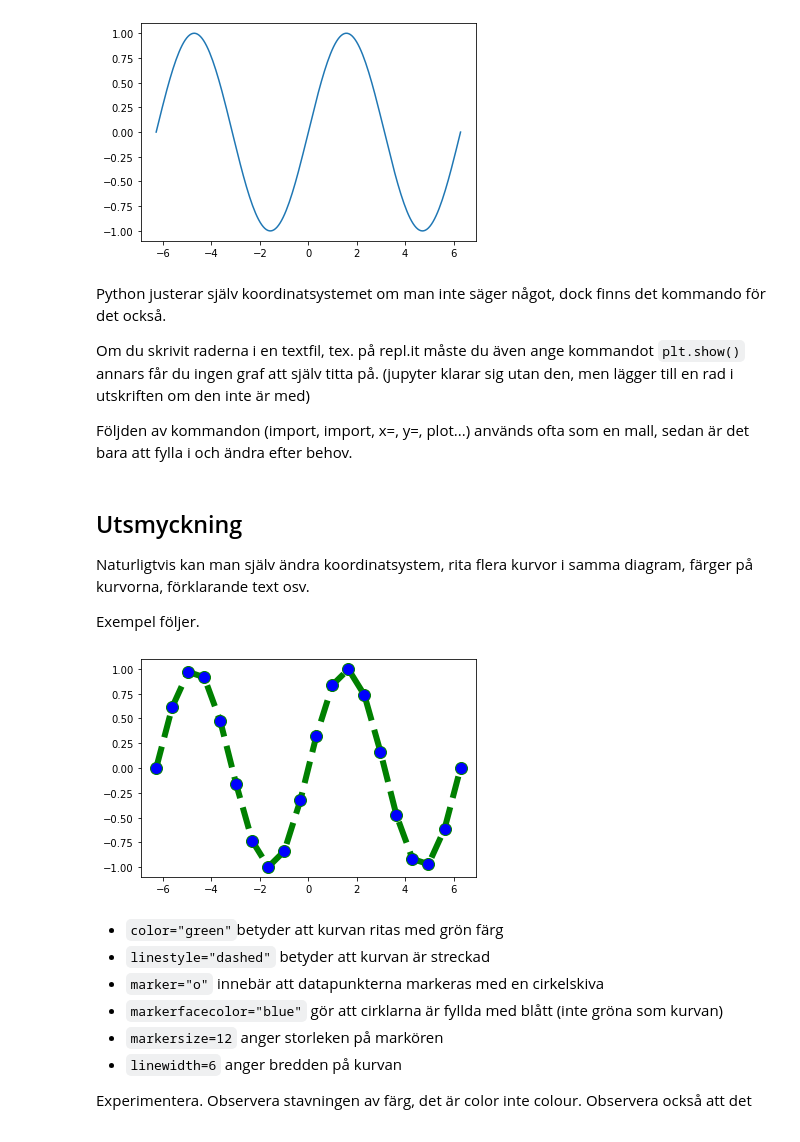
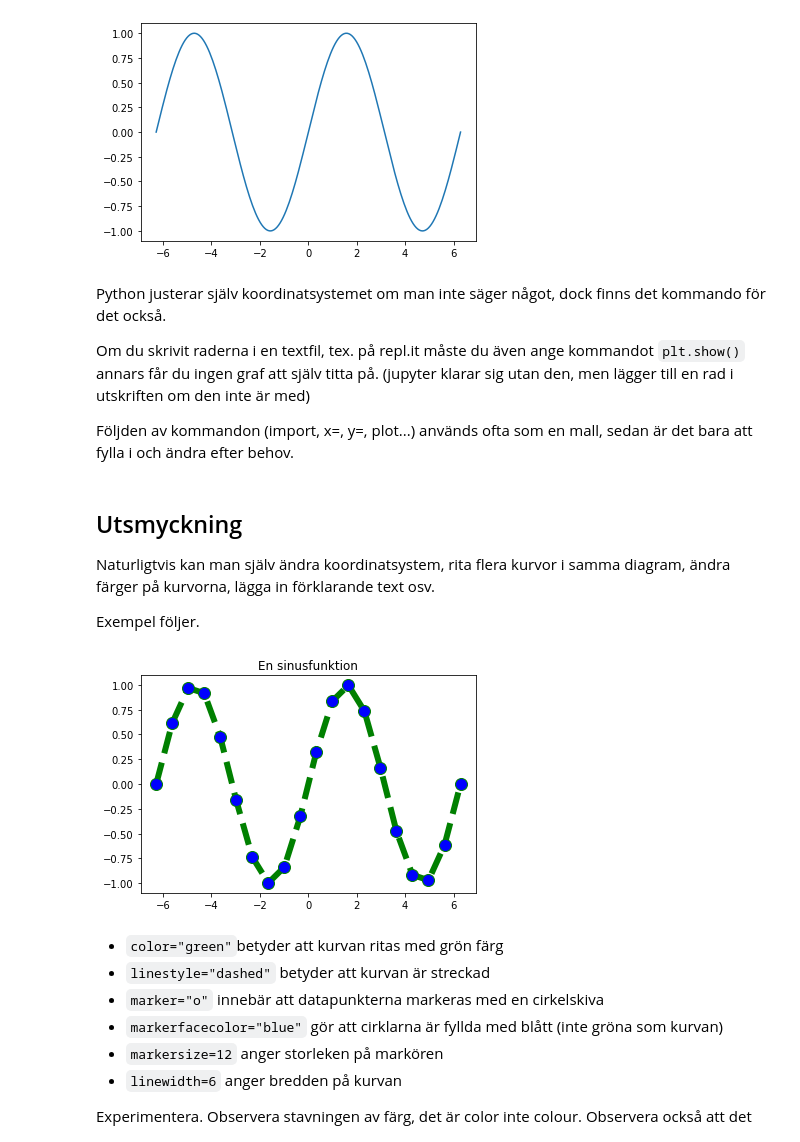
Before and after one commit to cognitrap/progr, a Jupyter notebook: plot2.ipynb, the cells around one changed output. Cells and saved outputs as stored; diff of their text form; code cells hidden in the pictures.

```diff
--- a/plot2.ipynb
+++ b/plot2.ipynb
@@ -63,29 +76,34 @@ Python justerar själv koordinatsystemet om man inte säger något, dock finns d
 
 Om du skrivit raderna i en textfil, tex. på repl.it måste du även ange kommandot `plt.show()` annars får du ingen graf att själv titta på. (jupyter klarar sig utan den, men lägger till en rad i utskriften om den inte är med)
 
-Följden av kommandon (import, import, x=, y=, plot...) används ofta som en mall, sedan är det bara att fylla i och ändra efter behov.
+Följden av kommandon (import, x=, y=, plot...) används ofta som en mall, sedan är det bara att fylla i och ändra efter behov.
 # %% [markdown]
 ## Utsmyckning
 
-Naturligtvis kan man själv ändra koordinatsystem, rita flera kurvor i samma diagram, färger på kurvorna, förklarande text osv.
+Naturligtvis kan man själv ändra koordinatsystem, rita flera kurvor i samma diagram, ändra färger på kurvorna, lägga in förklarande text osv.
 
 Exempel följer.
 # %%
 import matplotlib.pyplot as plt
 import numpy as np
 
-
+#Värdetabell
 x=np.linspace(-2*np.pi, 2*np.pi, 20)
 y=np.sin(x)
+
+#Rita
 plt.plot(x,y, color="green",
          linestyle='dashed',
          marker='o',
          markerfacecolor='blue',
          markersize=12,
          linewidth=6)
+
+plt.title('En sinusfunktion')
+
 plt.show()
 # %% [output]
-[figure, old version]
+[figure, new version]
 # %% [markdown]
 * `color="green"`betyder att kurvan ritas med grön färg
 * `linestyle="dashed"` betyder att kurvan är streckad
```
Also changed, not shown: parts of 22 cells of this notebook, 1 other file.
